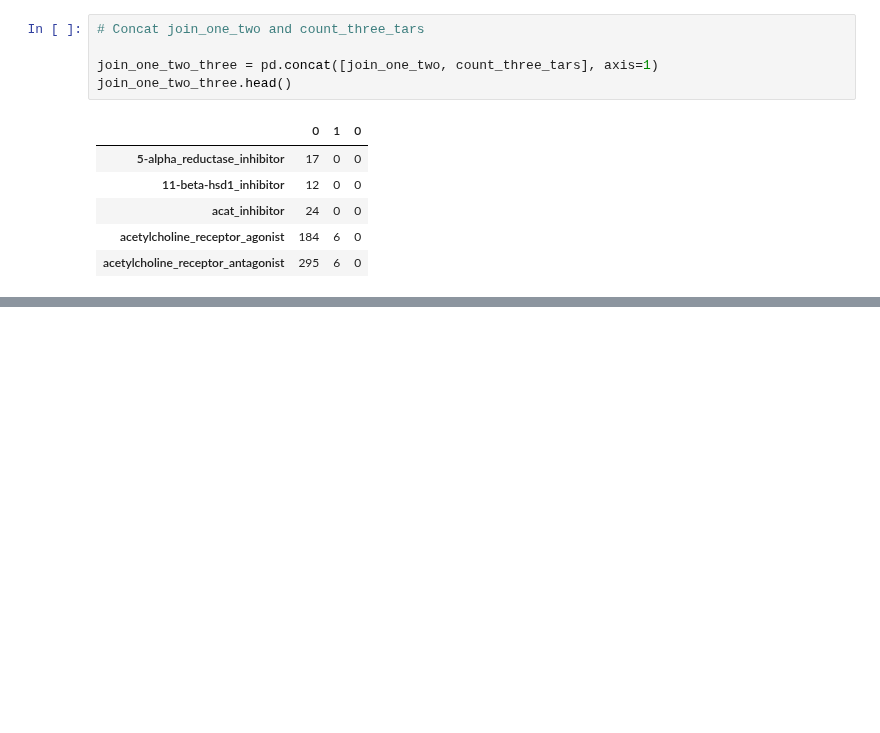
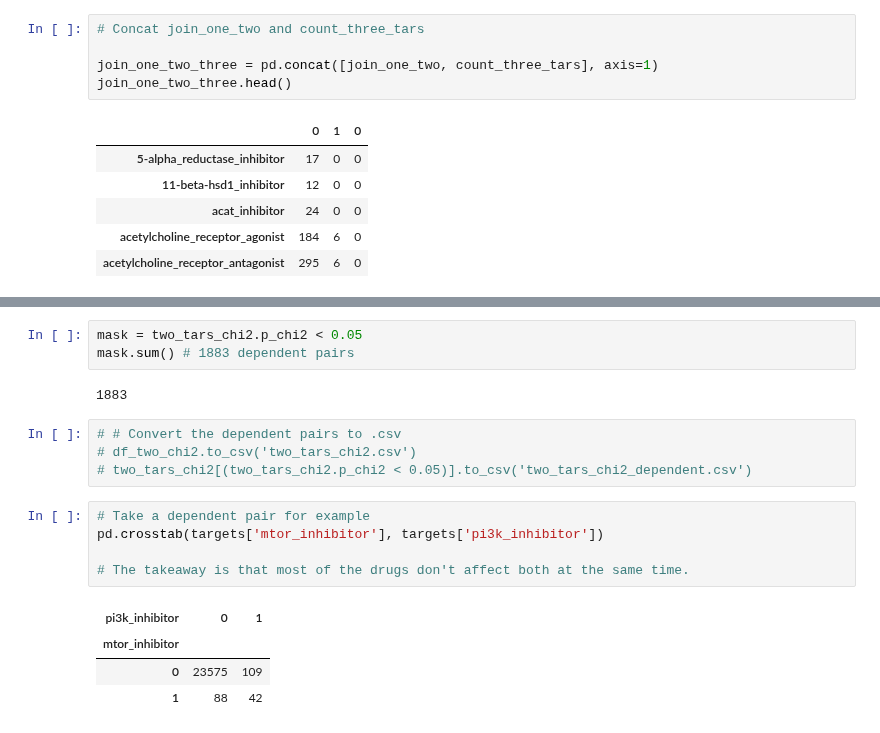
Before and after one commit to Yongliang-Shi/Mechanism-of-Action-Prediction, a Jupyter notebook: explore_moa.ipynb, the cells around one changed output, grey strips where cells are left out. Saved outputs shown, nothing was run; the diff lists cells and outputs as text; blank space fills up the shorter version.

```diff
--- a/explore_moa.ipynb
+++ b/explore_moa.ipynb
@@ -942,0 +1070,19 @@ join_one_two_three.head()
+# %%
+mask = two_tars_chi2.p_chi2 < 0.05
+mask.sum() # 1883 dependent pairs
+# %% [output]
+1883
+# %%
+# # Convert the dependent pairs to .csv
+# df_two_chi2.to_csv('two_tars_chi2.csv')
+# two_tars_chi2[(two_tars_chi2.p_chi2 < 0.05)].to_csv('two_tars_chi2_dependent.csv')
+# %%
+# Take a dependent pair for example
+pd.crosstab(targets['mtor_inhibitor'], targets['pi3k_inhibitor'])
+
+# The takeaway is that most of the drugs don't affect both at the same time.
+# %% [output]
+| pi3k_inhibitor | 0 | 1 |
+| mtor_inhibitor |  |  |
+| 0 | 23575 | 109 |
+| 1 | 88 | 42 |
```
Also changed, not shown: parts of 28 cells of this notebook.
